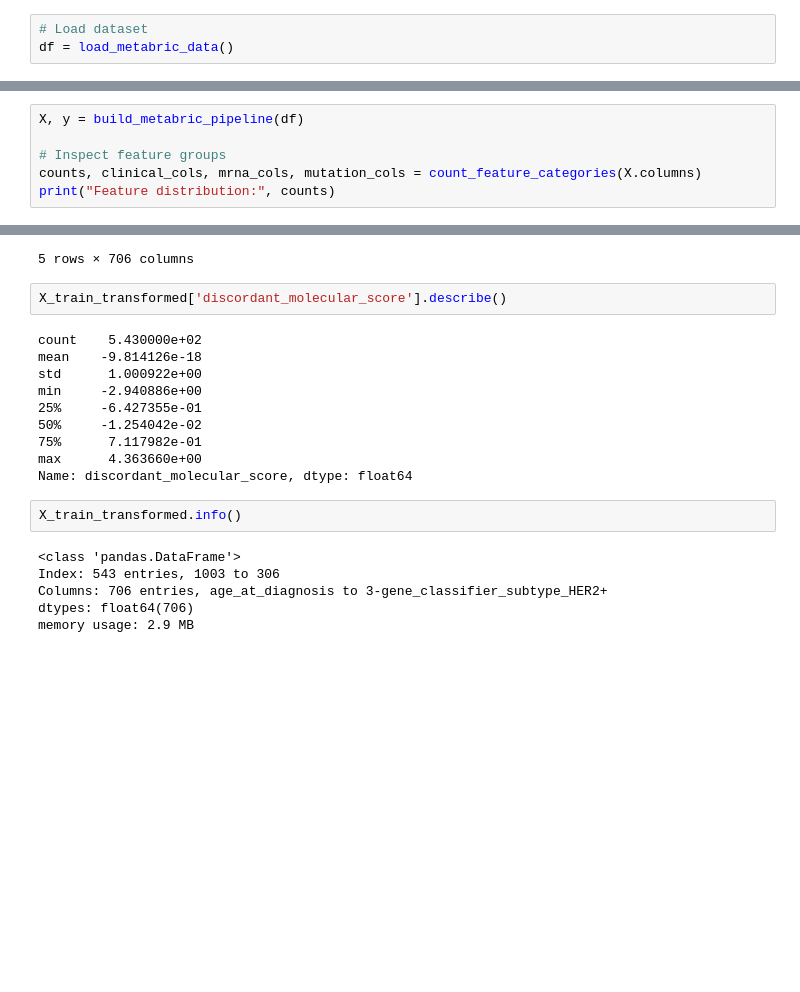
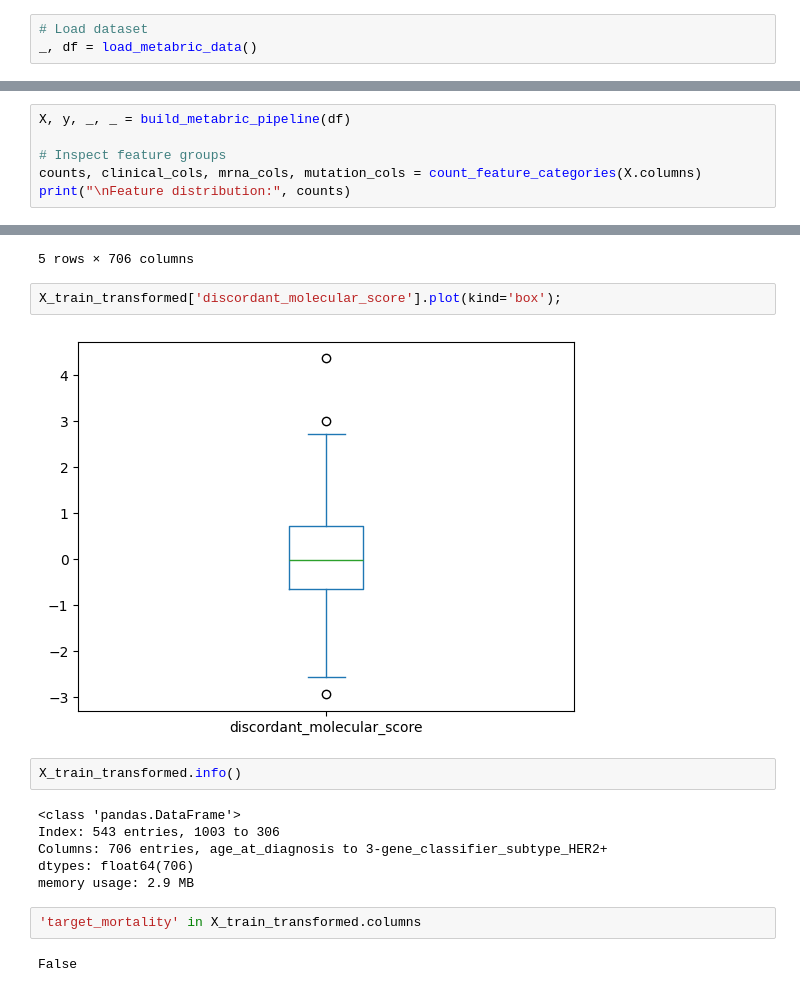
Before and after one commit to AlexandrosMiteloudis/DAMA_Hackathon, a Jupyter notebook: notebooks/METABRIC_Preprocessing_Pipeline_Augment.ipynb, the cells around one changed output, grey strips where cells are left out. Cells and saved outputs as stored; diff of their text form; blank space fills up the shorter version.

```diff
--- a/notebooks/METABRIC_Preprocessing_Pipeline.ipynb
+++ b/notebooks/METABRIC_Preprocessing_Pipeline_Augment.ipynb
@@ -16,6 +17,6 @@ from src.utils import (
 )
 # %%
 # Load dataset
-df = load_metabric_data()
+_, df = load_metabric_data()
 # %% [output]
 Fetching METABRIC dataset from Kaggle...
@@ -22,7 +26,7 @@ Fetching METABRIC dataset from Kaggle...
 # %%
-X, y = build_metabric_pipeline(df)
+X, y, _, _ = build_metabric_pipeline(df)
 
 # Inspect feature groups
 counts, clinical_cols, mrna_cols, mutation_cols = count_feature_categories(X.columns)
-print("Feature distribution:", counts)
+print("\nFeature distribution:", counts)
 # %% [output]
@@ -99,17 +119,9 @@ Final shape: (543, 706)
 | 1641 | 1.763898 | -0.622743 | 2.072454 | -0.057436 | -0.483154 | -0.514217 | ... |
 5 rows × 706 columns
 # %%
-X_train_transformed['discordant_molecular_score'].describe()
+X_train_transformed['discordant_molecular_score'].plot(kind='box');
 # %% [output]
-count    5.430000e+02
-mean    -9.814126e-18
-std      1.000922e+00
-min     -2.940886e+00
-25%     -6.427355e-01
-50%     -1.254042e-02
-75%      7.117982e-01
-max      4.363660e+00
-Name: discordant_molecular_score, dtype: float64
+[figure, added]
 # %%
 X_train_transformed.info()
 # %% [output]
@@ -118,3 +130,7 @@ Index: 543 entries, 1003 to 306
 Columns: 706 entries, age_at_diagnosis to 3-gene_classifier_subtype_HER2+
 dtypes: float64(706)
 memory usage: 2.9 MB
+# %%
+'target_mortality' in X_train_transformed.columns
+# %% [output]
+False
```
Also changed, not shown: parts of 4 cells of this notebook, 3 other files.
